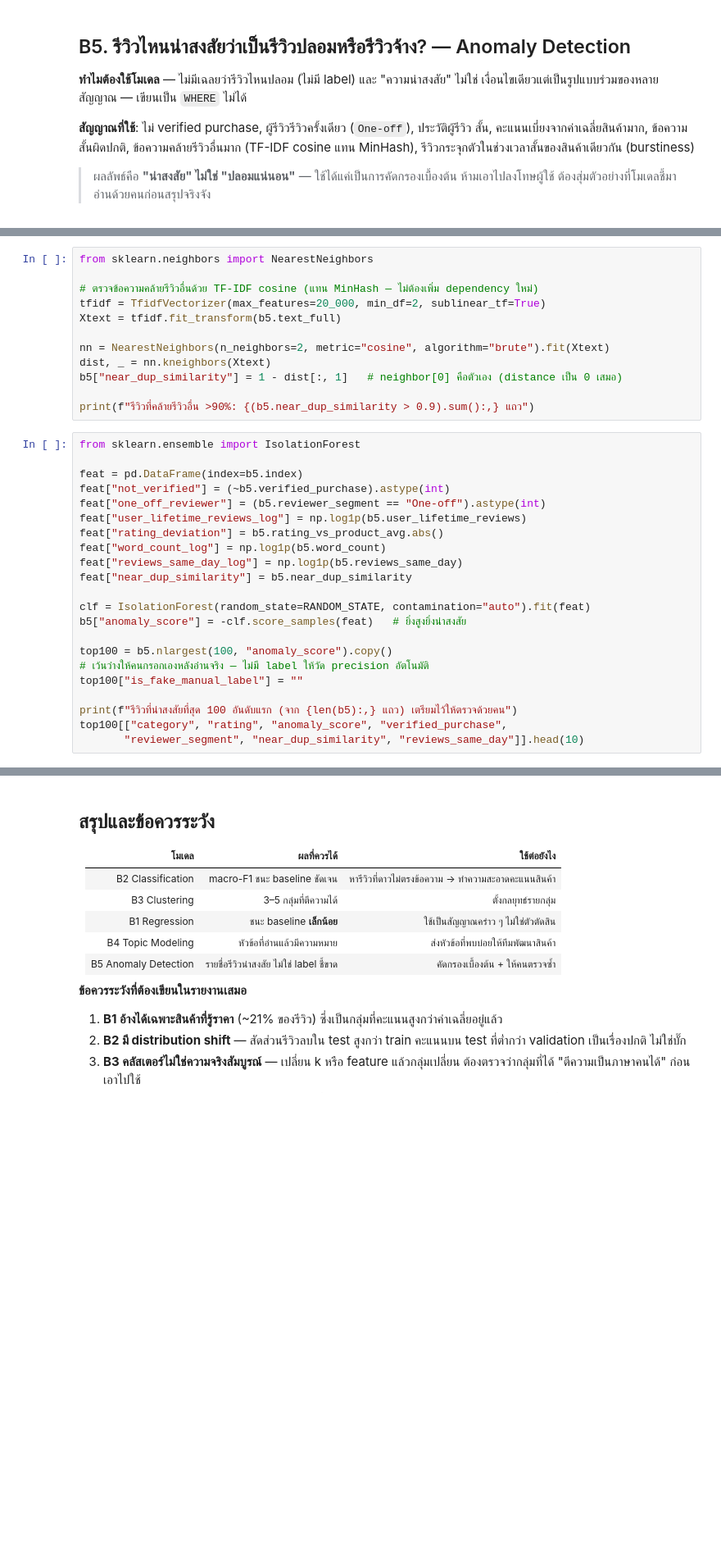
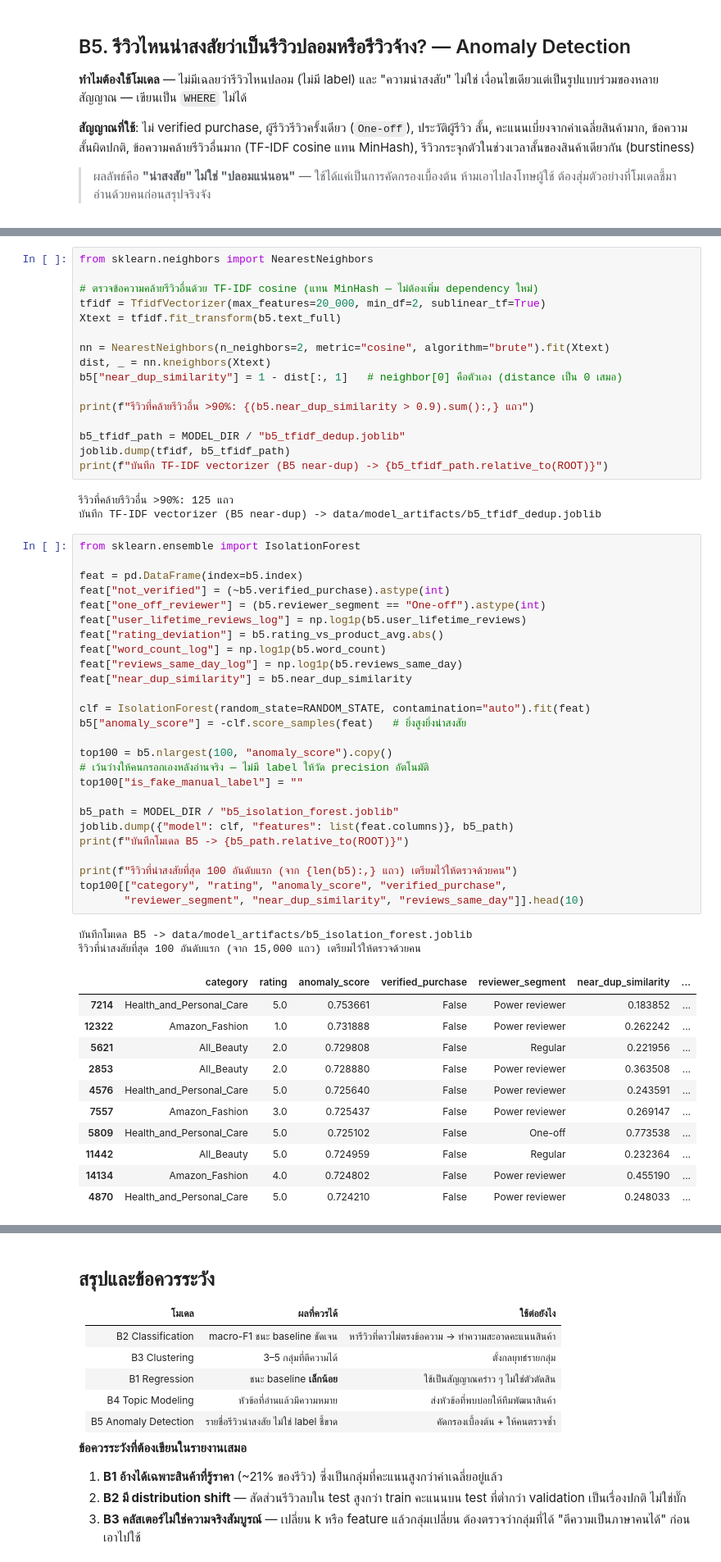
Before and after one commit to jjentaa/Product-Performance-Analytics-on-Marketplace-Data, a Jupyter notebook: model/model.ipynb, the cells around one changed output, grey strips where cells are left out. Shown at 82% size. Cells and saved outputs as stored; diff of their text form; blank space fills up the shorter version.

```diff
--- a/model/model.ipynb
+++ b/model/model.ipynb
@@ -525,28 +736,53 @@ dist, _ = nn.kneighbors(Xtext)
 b5["near_dup_similarity"] = 1 - dist[:, 1]   # neighbor[0] คือตัวเอง (distance เป็น 0 เสมอ)
 
 print(f"รีวิวที่คล้ายรีวิวอื่น >90%: {(b5.near_dup_similarity > 0.9).sum():,} แถว")
+
+b5_tfidf_path = MODEL_DIR / "b5_tfidf_dedup.joblib"
+joblib.dump(tfidf, b5_tfidf_path)
+print(f"บันทึก TF-IDF vectorizer (B5 near-dup) -> {b5_tfidf_path.relative_to(ROOT)}")
+# %% [output]
+รีวิวที่คล้ายรีวิวอื่น >90%: 125 แถว
+บันทึก TF-IDF vectorizer (B5 near-dup) -> data/model_artifacts/b5_tfidf_dedup.joblib
 # %%
 from sklearn.ensemble import IsolationForest
 
 feat = pd.DataFrame(index=b5.index)
 feat["not_verified"] = (~b5.verified_purchase).astype(int)
 feat["one_off_reviewer"] = (b5.reviewer_segment == "One-off").astype(int)
 feat["user_lifetime_reviews_log"] = np.log1p(b5.user_lifetime_reviews)
 feat["rating_deviation"] = b5.rating_vs_product_avg.abs()
 feat["word_count_log"] = np.log1p(b5.word_count)
 feat["reviews_same_day_log"] = np.log1p(b5.reviews_same_day)
 feat["near_dup_similarity"] = b5.near_dup_similarity
 
 clf = IsolationForest(random_state=RANDOM_STATE, contamination="auto").fit(feat)
 b5["anomaly_score"] = -clf.score_samples(feat)   # ยิ่งสูงยิ่งน่าสงสัย
 
 top100 = b5.nlargest(100, "anomaly_score").copy()
 # เว้นว่างให้คนกรอกเองหลังอ่านจริง — ไม่มี label ให้วัด precision อัตโนมัติ
 top100["is_fake_manual_label"] = ""
 
+b5_path = MODEL_DIR / "b5_isolation_forest.joblib"
+joblib.dump({"model": clf, "features": list(feat.columns)}, b5_path)
+print(f"บันทึกโมเดล B5 -> {b5_path.relative_to(ROOT)}")
+
 print(f"รีวิวที่น่าสงสัยที่สุด 100 อันดับแรก (จาก {len(b5):,} แถว) เตรียมไว้ให้ตรวจด้วยคน")
 top100[["category", "rating", "anomaly_score", "verified_purchase",
        "reviewer_segment", "near_dup_similarity", "reviews_same_day"]].head(10)
+# %% [output]
+บันทึกโมเดล B5 -> data/model_artifacts/b5_isolation_forest.joblib
+รีวิวที่น่าสงสัยที่สุด 100 อันดับแรก (จาก 15,000 แถว) เตรียมไว้ให้ตรวจด้วยคน
+|  | category | rating | anomaly_score | verified_purchase | reviewer_segment | near_dup_similarity | ... |
+| 7214 | Health_and_Personal_Care | 5.0 | 0.753661 | False | Power reviewer | 0.183852 | ... |
+| 12322 | Amazon_Fashion | 1.0 | 0.731888 | False | Power reviewer | 0.262242 | ... |
+| 5621 | All_Beauty | 2.0 | 0.729808 | False | Regular | 0.221956 | ... |
+| 2853 | All_Beauty | 2.0 | 0.728880 | False | Power reviewer | 0.363508 | ... |
+| 4576 | Health_and_Personal_Care | 5.0 | 0.725640 | False | Power reviewer | 0.243591 | ... |
+| 7557 | Amazon_Fashion | 3.0 | 0.725437 | False | Power reviewer | 0.269147 | ... |
+| 5809 | Health_and_Personal_Care | 5.0 | 0.725102 | False | One-off | 0.773538 | ... |
+| 11442 | All_Beauty | 5.0 | 0.724959 | False | Regular | 0.232364 | ... |
+| 14134 | Amazon_Fashion | 4.0 | 0.724802 | False | Power reviewer | 0.455190 | ... |
+| 4870 | Health_and_Personal_Care | 5.0 | 0.724210 | False | Power reviewer | 0.248033 | ... |
 # %%
 # คุณค่าทางธุรกิจที่แท้จริงของข้อนี้ — ถ้าตัดรีวิวที่ถูกตั้งข้อสงสัยออก คะแนนสินค้าเปลี่ยนไปแค่ไหน
 affected_products = top100.parent_asin.unique().tolist()
```
Also changed, not shown: parts of 18 cells of this notebook, 22 other files.
